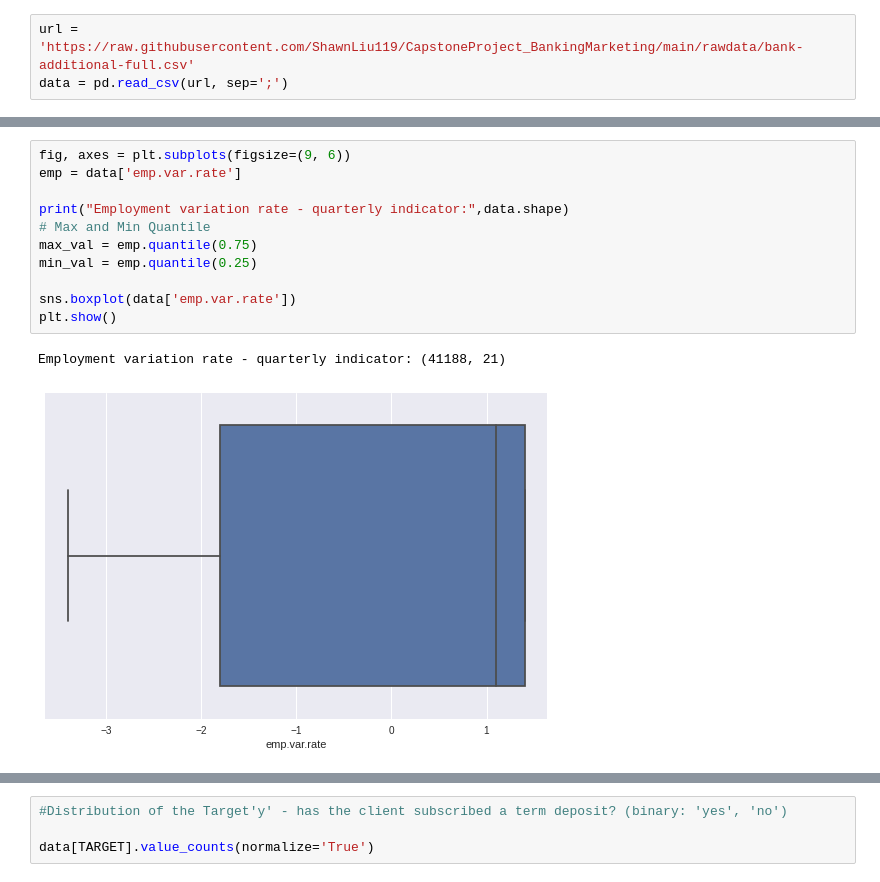
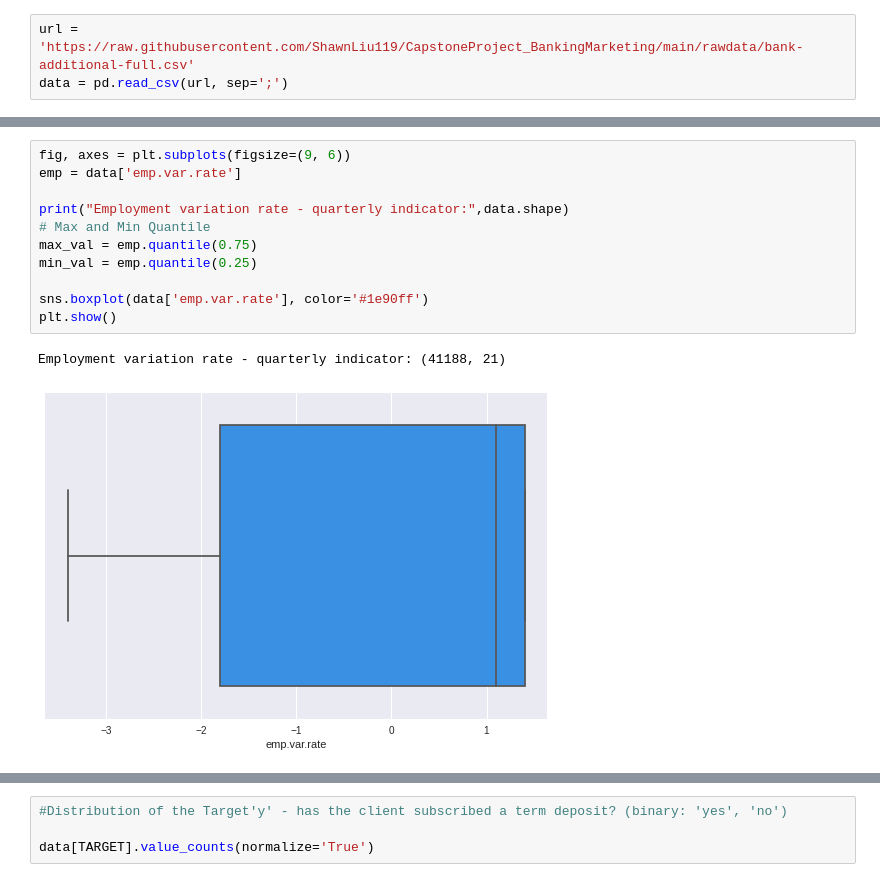
Before and after one commit to IrinaFab/Bank-MK, a Jupyter notebook: irina_BankMkt_EDA_detailed.ipynb, the cells around one changed output, grey strips where cells are left out. Saved outputs shown, nothing was run; the diff lists cells and outputs as text.

```diff
--- a/irina_BankMkt_EDA_detailed.ipynb
+++ b/irina_BankMkt_EDA_detailed.ipynb
@@ -920,17 +997,17 @@ previous: (41188, 21)
 # %%
 fig, axes = plt.subplots(figsize=(9, 6))
 emp = data['emp.var.rate']
 
 print("Employment variation rate - quarterly indicator:",data.shape)
 # Max and Min Quantile
 max_val = emp.quantile(0.75)
 min_val = emp.quantile(0.25)
 
-sns.boxplot(data['emp.var.rate'])
+sns.boxplot(data['emp.var.rate'], color='#1e90ff')
 plt.show()
 # %% [output]
 Employment variation rate - quarterly indicator: (41188, 21)
-[figure, old version]
+[figure, new version]
 # %%
 fig, axes = plt.subplots(figsize=(9, 6))
 confidence = data['cons.conf.idx']
```
Also changed, not shown: parts of 30 cells of this notebook.
